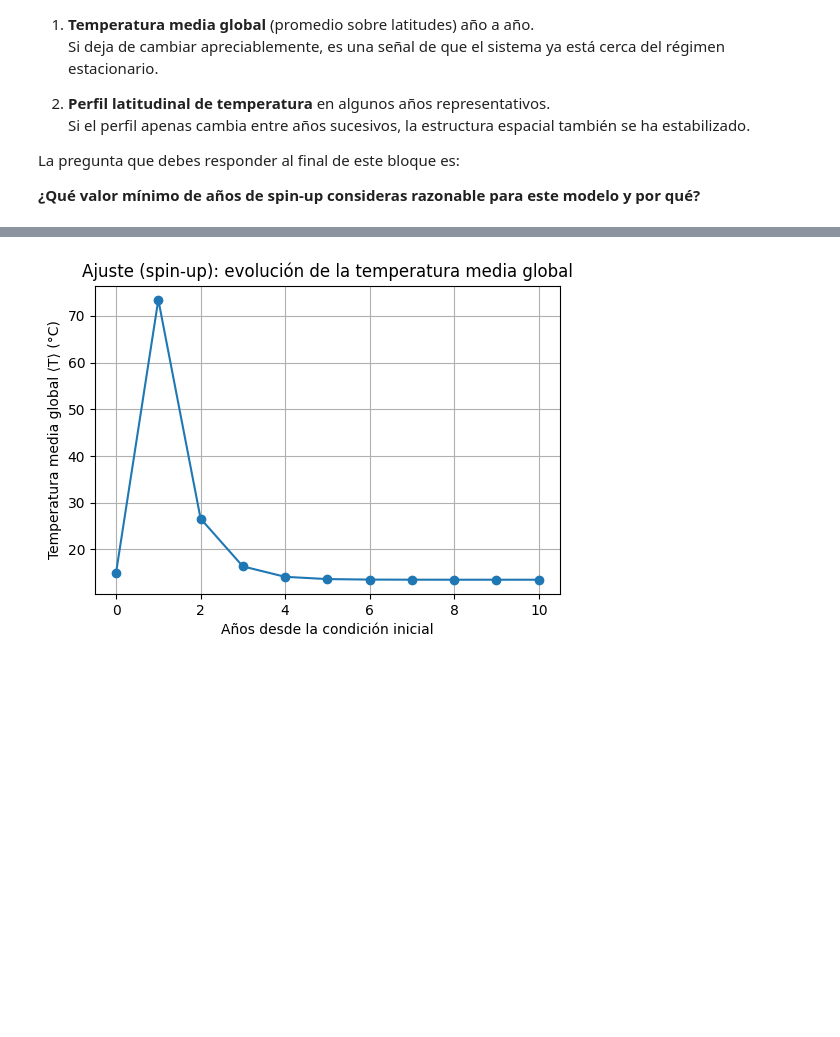
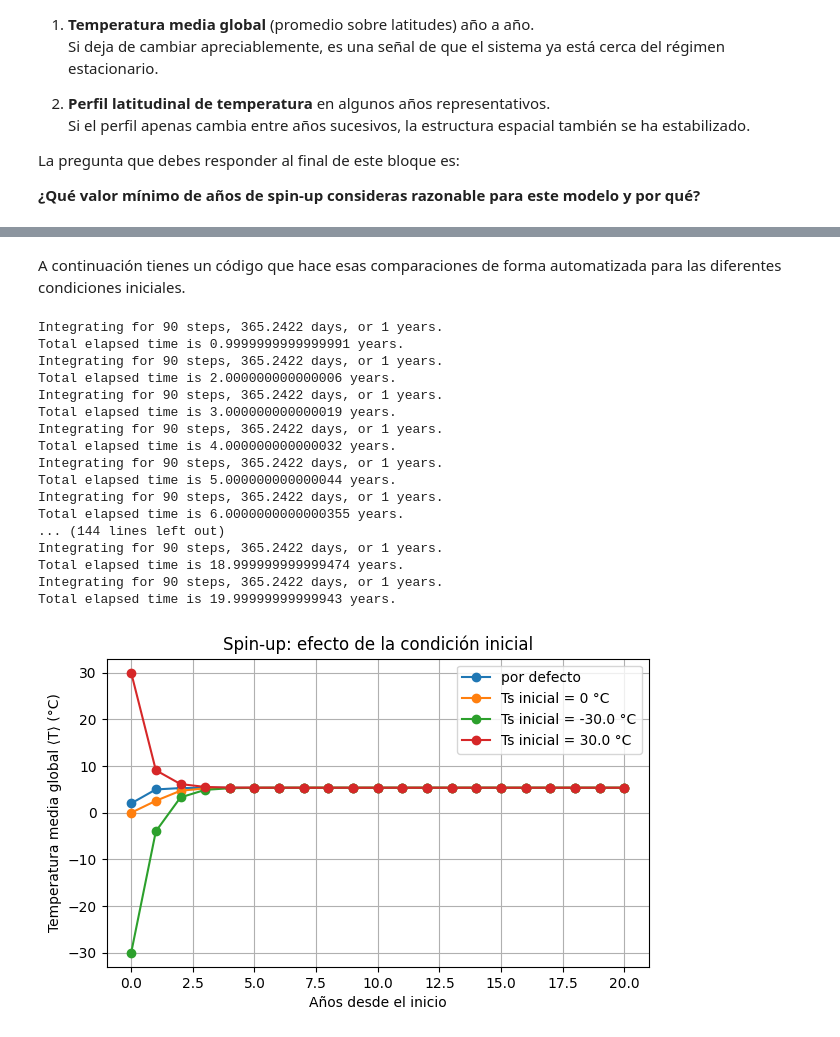
Before and after one commit to RDiazSierra/mgcc-ebm-climlab, a Jupyter notebook: PED1_N2_EBM1D_albedoCte.ipynb, the cells around one changed output, grey strips where cells are left out. Cells and saved outputs as stored; diff of their text form; code cells hidden in the pictures; blank space fills up the shorter version.

```diff
--- a/PED1_N2_EBM1D_albedoCte.ipynb
+++ b/PED1_N2_EBM1D_albedoCte.ipynb
@@ -340,29 +130,0 @@ Ts_field[:] = T0_K
-# %%
-# Número de años que queremos observar explícitamente antes de considerar el equilibrio
-NYEARS_TRACK = 10
-
-lat = m.state['Ts'].domain.axes['lat'].points
-
-# Pesos de área ~ cos(lat) para un modelo zonal
-weights = np.cos(np.deg2rad(lat))
-weights = weights / weights.sum()
-
-Tmean_by_year = []
-Ts_profiles = []
-
-for y in range(NYEARS_TRACK + 1):
-    # Guardamos el estado actual (año y)
-    Ts_now = np.array(m.state['Ts']).ravel()
-
-    # Conversión robusta: si parece Kelvin, pasamos a °C; si no, dejamos tal cual
-    if Ts_now.mean() > 150:   # umbral seguro: en °C no deberías ver valores > 150
-        Ts_now_C = Ts_now - 273.15
-    else:
-        Ts_now_C = Ts_now
-    Ts_profiles.append(Ts_now_C.copy())
-    Tmean_by_year.append(float(np.sum(weights * Ts_now_C)))
-
-
-    # Avanzamos 1 año (excepto tras guardar el último)
-    if y < NYEARS_TRACK:
-        m.integrate_years(1)
@@ -390,12 +145,38 @@ Total elapsed time is 56.00000000000539 years.
+# %% [markdown]
+A continuación tienes un código que hace esas comparaciones de forma automatizada para
+las diferentes condiciones iniciales.
 # %%
-years = np.arange(NYEARS_TRACK + 1)
+INITIAL_CONDITIONS = [None, 0, -30.0, +30.0]
 
-plt.figure(figsize=(6,4))
-plt.plot(years, Tmean_by_year, marker='o')
-plt.xlabel("Años desde la condición inicial")
+plt.figure(figsize=(7,4))
+
+for Ts0 in INITIAL_CONDITIONS:
+    label = "por defecto" if Ts0 is None else f"Ts inicial = {Ts0} °C"
+    years, Tmean, lat, _ = run_spinup_diagnostics(NYEARS_SPINUP, Ts_init=Ts0)
+    plt.plot(years, Tmean, marker='o', label=label)
+
+plt.xlabel("Años desde el inicio")
 plt.ylabel("Temperatura media global ⟨T⟩ (°C)")
-plt.title("Ajuste (spin-up): evolución de la temperatura media global")
+plt.title("Spin-up: efecto de la condición inicial")
 plt.grid(True)
+plt.legend()
 plt.show()
 # %% [output]
+Integrating for 90 steps, 365.2422 days, or 1 years.
+Total elapsed time is 0.9999999999999991 years.
+Integrating for 90 steps, 365.2422 days, or 1 years.
+Total elapsed time is 2.000000000000006 years.
+Integrating for 90 steps, 365.2422 days, or 1 years.
+Total elapsed time is 3.000000000000019 years.
+Integrating for 90 steps, 365.2422 days, or 1 years.
+Total elapsed time is 4.000000000000032 years.
+Integrating for 90 steps, 365.2422 days, or 1 years.
+Total elapsed time is 5.000000000000044 years.
+Integrating for 90 steps, 365.2422 days, or 1 years.
+Total elapsed time is 6.0000000000000355 years.
+... (144 lines left out)
+Integrating for 90 steps, 365.2422 days, or 1 years.
+Total elapsed time is 18.999999999999474 years.
+Integrating for 90 steps, 365.2422 days, or 1 years.
+Total elapsed time is 19.99999999999943 years.
-[figure, old version]
+[figure, new version]
```
Also changed, not shown: parts of 40 cells of this notebook.
